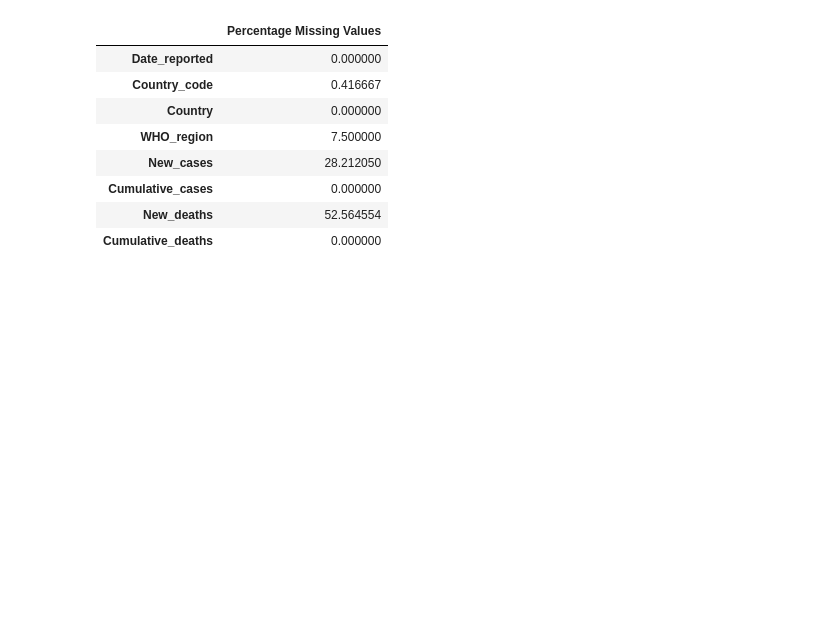
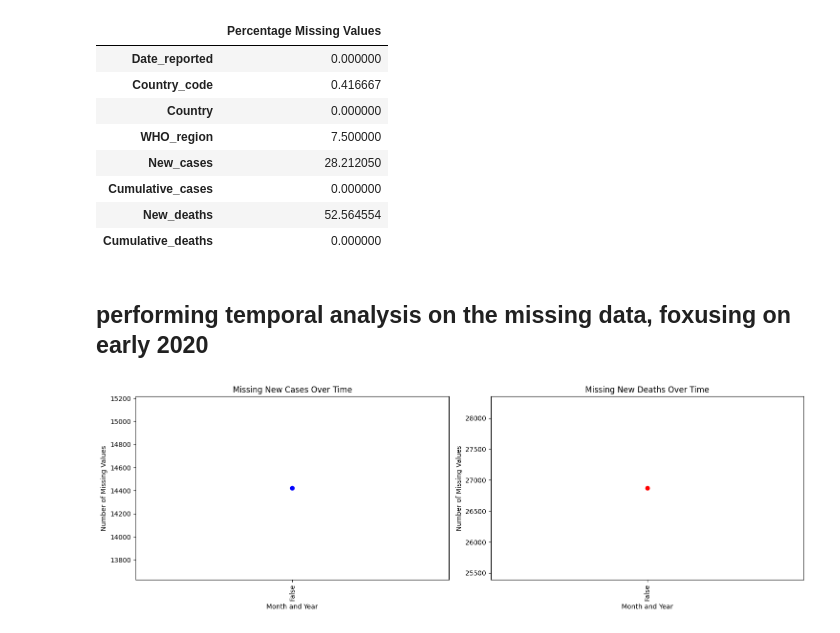
Before and after one commit to dagbolade/covid, a Jupyter notebook: covid-19-global-data.ipynb, the cells around one changed output. Drawn from its saved outputs; the diff is of its cells as text; code cells hidden in the pictures; blank space fills up the shorter version.

Commit message:
using covid data did some analysis

```diff
--- a/covid-19-global-data.ipynb
+++ b/covid-19-global-data.ipynb
@@ -73,3 +66,55 @@ missing_values_summary
 | Cumulative_cases | 0.000000 |
 | New_deaths | 52.564554 |
 | Cumulative_deaths | 0.000000 |
+# %%
+# Mapping for the provided territories to WHO regions
+territory_to_region = {
+    'Holy See': 'EURO',
+    'Isle of Man': 'EURO',
+    'Jersey': 'EURO',
+    'Liechtenstein': 'EURO',
+    'Mayotte': 'AFRO',
+    'Réunion': 'AFRO',
+    'Saint Helena': 'AFRO',
+    'Saint Pierre and Miquelon': 'AMRO',
+    'Saint Barthélemy': 'AMRO',
+    'Pitcairn': 'WPRO'
+}
+
+# Apply the mapping to the dataframe
+covid_data['WHO_region'] = covid_data.apply(
+    lambda row: territory_to_region.get(row['Country'], row['WHO_region']),
+    axis=1
+)
+# %% [markdown]
+## performing temporal analysis on the missing data, foxusing on early 2020
+# %%
+import matplotlib.pyplot as plt
+
+# Create a new column to extract the month and year for grouping purposes
+covid_data['Month_Year'] = covid_data['Date_reported'].dt.to_period('M')
+
+# Calculate the number of missing values for 'New_cases' and 'New_deaths' per month
+missing_by_month = covid_data.set_index('Date_reported').isnull().groupby('Month_Year').sum()
+
+# Plot the number of missing values over time for 'New_cases' and 'New_deaths'
+plt.figure(figsize=(15, 5))
+
+plt.subplot(1, 2, 1)
+plt.plot(missing_by_month.index.astype(str), missing_by_month['New_cases'], marker='o', linestyle='-', color='blue')
+plt.title('Missing New Cases Over Time')
+plt.xticks(rotation=90)
+plt.ylabel('Number of Missing Values')
+plt.xlabel('Month and Year')
+
+plt.subplot(1, 2, 2)
+plt.plot(missing_by_month.index.astype(str), missing_by_month['New_deaths'], marker='o', linestyle='-', color='red')
+plt.title('Missing New Deaths Over Time')
+plt.xticks(rotation=90)
+plt.ylabel('Number of Missing Values')
+plt.xlabel('Month and Year')
+
+plt.tight_layout()
+plt.show()
+# %% [output]
+[figure, added]
```
Also changed, not shown: parts of 14 cells of this notebook.
